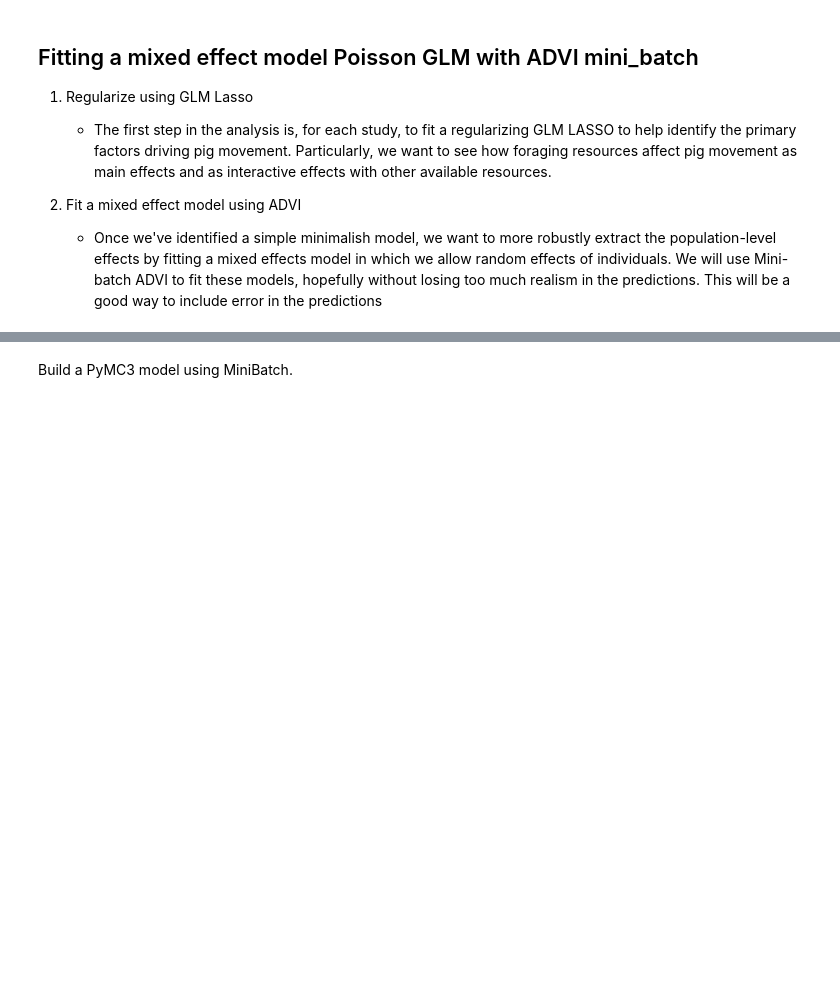
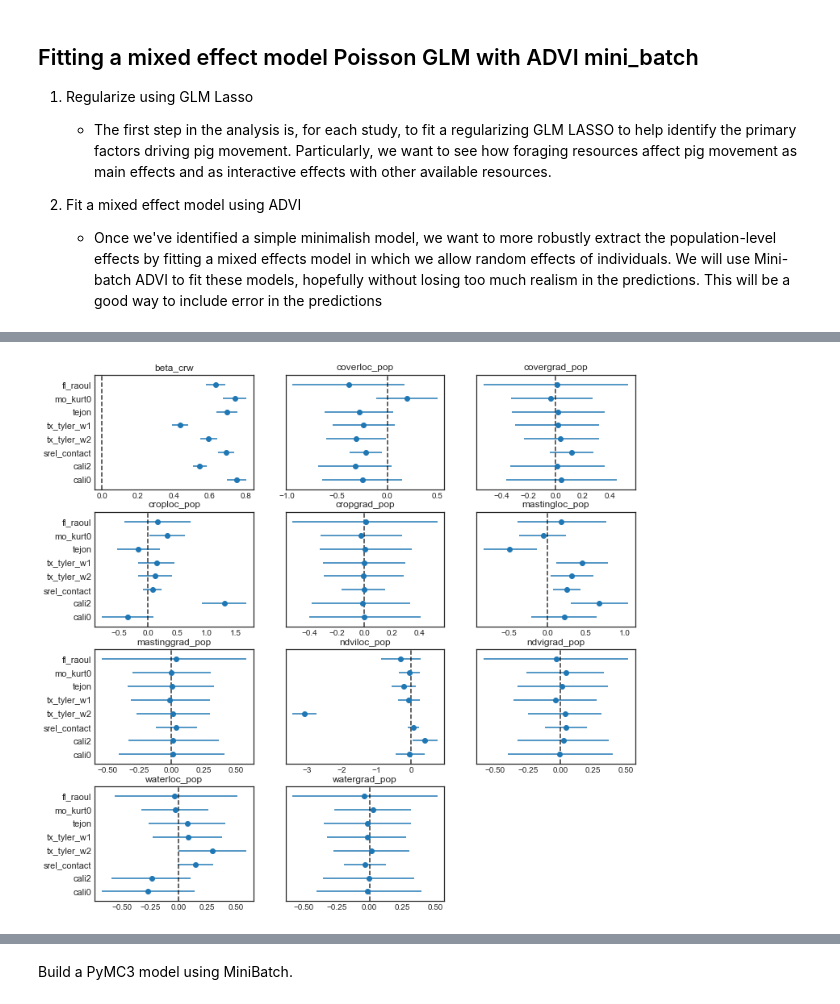
Before and after one commit to mqwilber/rsf_swine, a Jupyter notebook: code/advi_movement_models.ipynb, the cells around one changed output, grey strips where cells are left out. Cells and saved outputs as stored; diff of their text form; code cells hidden in the pictures; blank space fills up the shorter version.

```diff
--- a/code/advi_movement_models.ipynb
+++ b/code/advi_movement_models.ipynb
@@ -84,0 +186,37 @@ Xtej.shape
+# %%
+# Draw from the ADVI posterior
+varnames = ['beta_crw', 'coverloc_pop', 'covergrad_pop', 'croploc_pop', 'cropgrad_pop', 'mastingloc_pop',
+ 'mastinggrad_pop','ndviloc_pop', 'ndvigrad_pop', 'waterloc_pop', 'watergrad_pop']
+
+ttraces = {study: pm_fits[study].sample(draws=5000) for study in pm_fits.keys()}
+# %%
+# Plot effects across populations
+fig, axes = plt.subplots(4, 3, figsize=(12, 12), sharey=True)
+axes = axes.ravel()
+
+yvals = np.linspace(0, 1, num=len(pm_fits.keys()))
+for i, vname in enumerate(varnames):
+
+    tcoefs = pd.DataFrame(index=pm_fits.keys(), columns=["lower", "median", "upper"])
+
+    for study in pm_fits.keys():
+
+        quants = pm.quantiles(ttraces[study])
+        tcoefs.loc[study, :] = (quants[vname][2.5], quants[vname][50], quants[vname][97.5])
+
+    axes[i].errorbar(tcoefs['median'], yvals,
+                     xerr=np.array([tcoefs['median'] - tcoefs.lower, tcoefs.upper - tcoefs['median']]),
+                     linestyle="", marker="o")
+    axes[i].set_ylim(-0.1, 1.1)
+    axes[i].vlines(0, *axes[i].get_ylim(), linestyle="--", alpha=0.8)
+    axes[i].set_yticks(yvals)
+    axes[i].set_yticklabels(tcoefs.index, size=11)
+    axes[i].set_title(vname)
+
+axes[11].tick_params(labelbottom="off")
+axes[11].spines['bottom'].set_visible(False)
+axes[11].spines['top'].set_visible(False)
+axes[11].spines['right'].set_visible(False)
+axes[11].spines['left'].set_visible(False)
+# %% [output]
+[figure, added]
```
Also changed, not shown: parts of 14 cells of this notebook.
